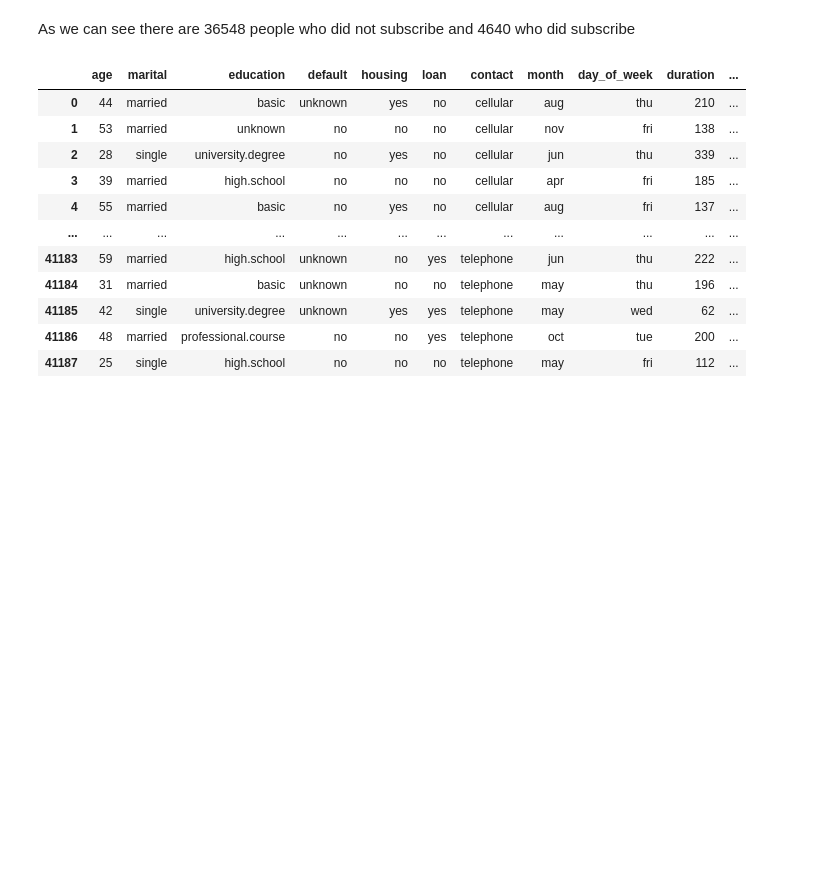
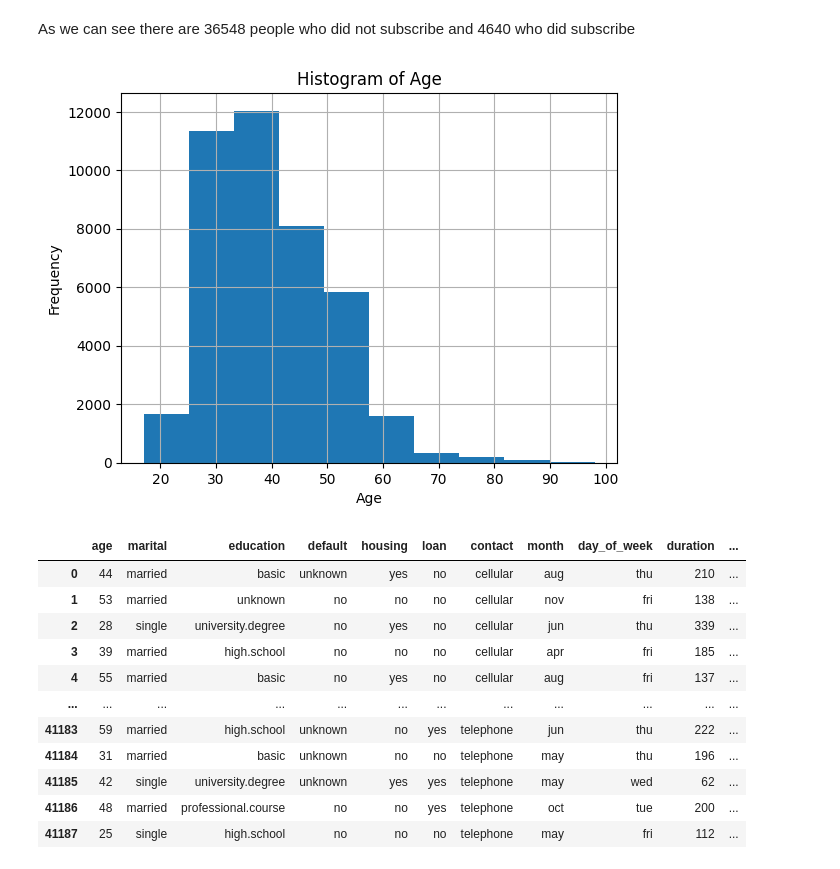
Before and after one commit to MrBigJupiter/LogisticRegression_Sandbox, a Jupyter notebook: log_prac.ipynb, the cells around one changed output. Cells and saved outputs as stored; diff of their text form; code cells hidden in the pictures; blank space fills up the shorter version.

```diff
--- a/log_prac.ipynb
+++ b/log_prac.ipynb
@@ -125,6 +108,14 @@ y
 Name: count, dtype: int64
 # %% [markdown]
 As we can see there are 36548 people who did not subscribe and 4640 who did subscribe
+# %%
+df.age.hist()
+plt.title('Histogram of Age')
+plt.xlabel('Age')
+plt.ylabel('Frequency')
+plt.savefig('hist_age')
+# %% [output]
+[figure, added]
 # %%
 job_dummy_list = pd.get_dummies(df['job'])
 df = df.join(job_dummy_list)
```
Also changed, not shown: parts of 5 cells of this notebook.
